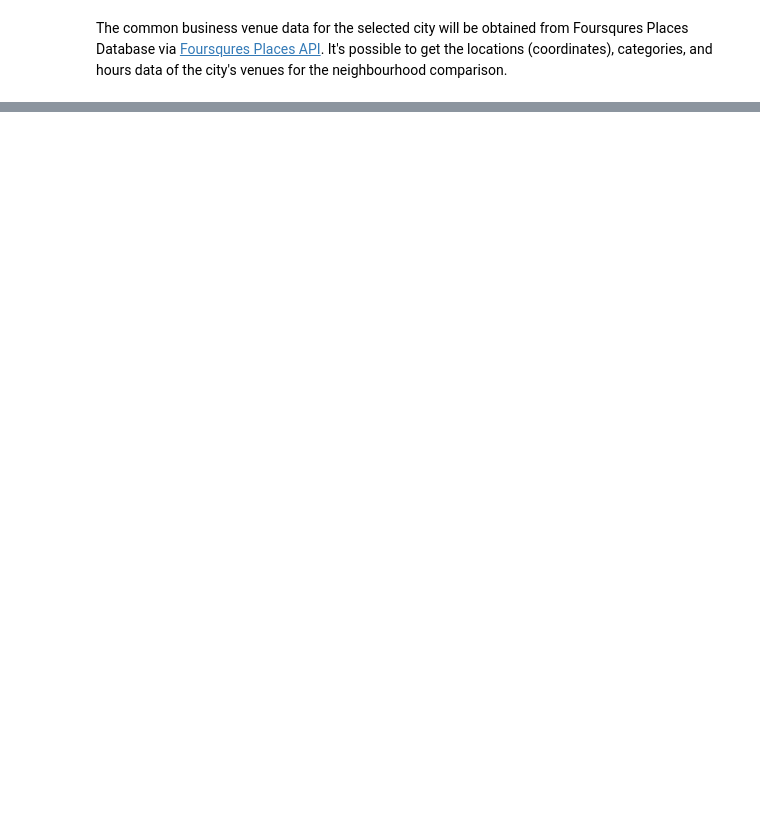
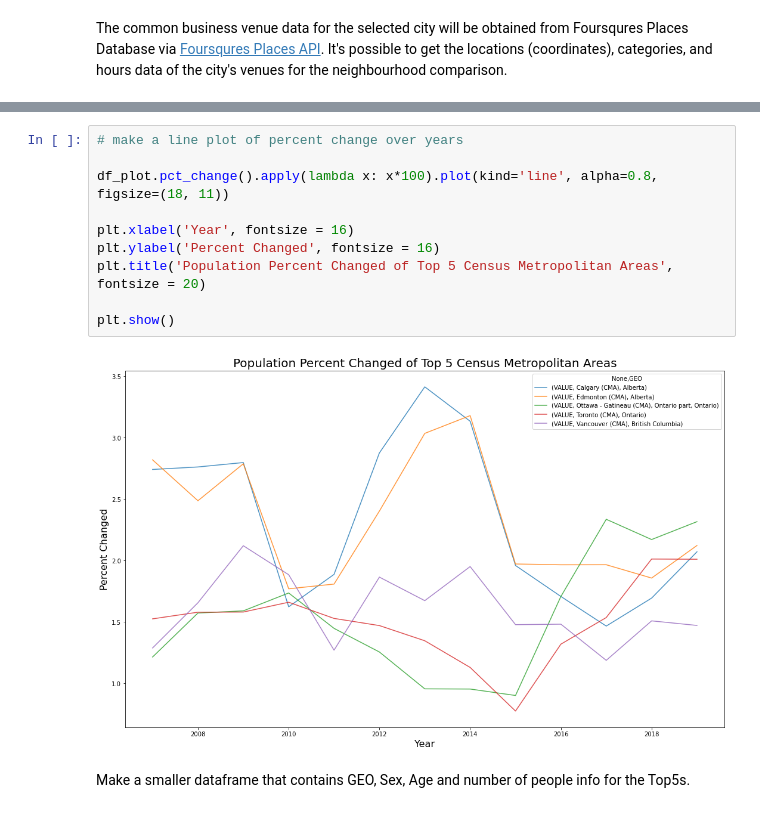
Before and after one commit to Zhaoc347/Coursera_Capstone, a Jupyter notebook: Final/Capstone Final Report.ipynb, the cells around one changed output, grey strips where cells are left out. Drawn from its saved outputs; the diff is of its cells as text; blank space fills up the shorter version.

```diff
--- a/Final/Capstone Final Report.ipynb
+++ b/Final/Capstone Final Report.ipynb
@@ -39,0 +251,14 @@ The common business venue data for the selected city will be obtained from Fours
+# %%
+# make a line plot of percent change over years
+
+df_plot.pct_change().apply(lambda x: x*100).plot(kind='line', alpha=0.8, figsize=(18, 11))
+
+plt.xlabel('Year', fontsize = 16)
+plt.ylabel('Percent Changed', fontsize = 16)
+plt.title('Population Percent Changed of Top 5 Census Metropolitan Areas', fontsize = 20)
+
+plt.show()
+# %% [output]
+[figure, added]
+# %% [markdown]
+Make a smaller dataframe that contains GEO, Sex, Age and number of people info for the Top5s.
```
Also changed, not shown: parts of 63 cells of this notebook.
